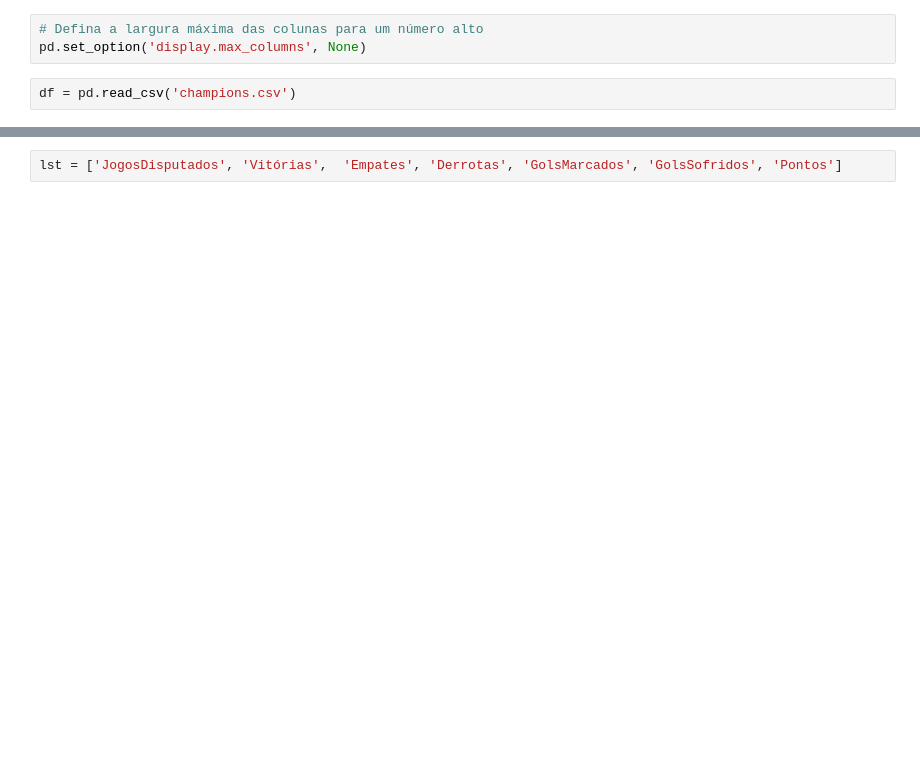
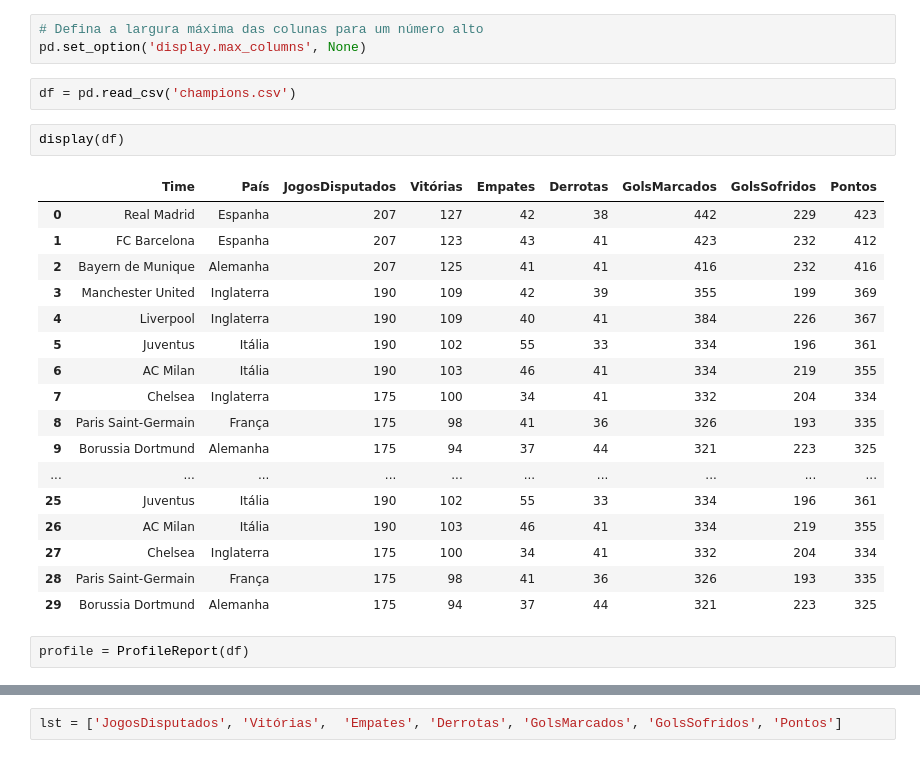
Before and after one commit to pdemetrio/Meus-Projetos, a Jupyter notebook: champions.ipynb, the cells around one changed output, grey strips where cells are left out. Saved outputs shown, nothing was run; the diff lists cells and outputs as text; blank space fills up the shorter version.

```diff
--- a/champions.ipynb
+++ b/champions.ipynb
@@ -9,3 +52,25 @@ import matplotlib
 pd.set_option('display.max_columns', None)
 # %%
 df = pd.read_csv('champions.csv')
+# %%
+display(df)
+# %% [output]
+|  | Time | País | JogosDisputados | Vitórias | Empates | Derrotas | GolsMarcados | GolsSofridos | Pontos |
+| 0 | Real Madrid | Espanha | 207 | 127 | 42 | 38 | 442 | 229 | 423 |
+| 1 | FC Barcelona | Espanha | 207 | 123 | 43 | 41 | 423 | 232 | 412 |
+| 2 | Bayern de Munique | Alemanha | 207 | 125 | 41 | 41 | 416 | 232 | 416 |
+| 3 | Manchester United | Inglaterra | 190 | 109 | 42 | 39 | 355 | 199 | 369 |
+| 4 | Liverpool | Inglaterra | 190 | 109 | 40 | 41 | 384 | 226 | 367 |
+| 5 | Juventus | Itália | 190 | 102 | 55 | 33 | 334 | 196 | 361 |
+| 6 | AC Milan | Itália | 190 | 103 | 46 | 41 | 334 | 219 | 355 |
+| 7 | Chelsea | Inglaterra | 175 | 100 | 34 | 41 | 332 | 204 | 334 |
+| 8 | Paris Saint-Germain | França | 175 | 98 | 41 | 36 | 326 | 193 | 335 |
+| 9 | Borussia Dortmund | Alemanha | 175 | 94 | 37 | 44 | 321 | 223 | 325 |
+| ... | ... | ... | ... | ... | ... | ... | ... | ... | ... |
+| 25 | Juventus | Itália | 190 | 102 | 55 | 33 | 334 | 196 | 361 |
+| 26 | AC Milan | Itália | 190 | 103 | 46 | 41 | 334 | 219 | 355 |
+| 27 | Chelsea | Inglaterra | 175 | 100 | 34 | 41 | 332 | 204 | 334 |
+| 28 | Paris Saint-Germain | França | 175 | 98 | 41 | 36 | 326 | 193 | 335 |
+| 29 | Borussia Dortmund | Alemanha | 175 | 94 | 37 | 44 | 321 | 223 | 325 |
+# %%
+profile = ProfileReport(df)
```
Also changed, not shown: parts of 11 cells of this notebook.
